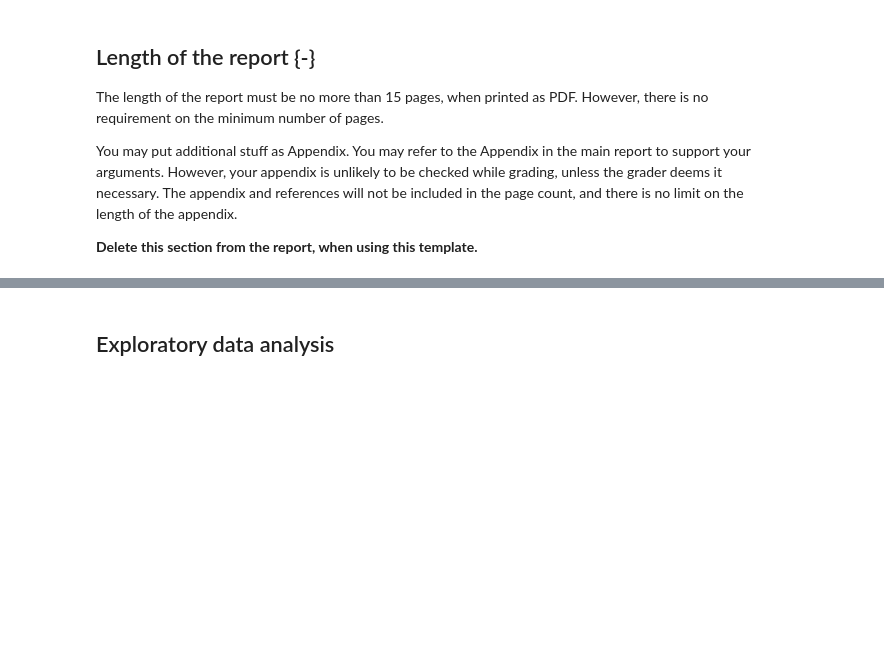
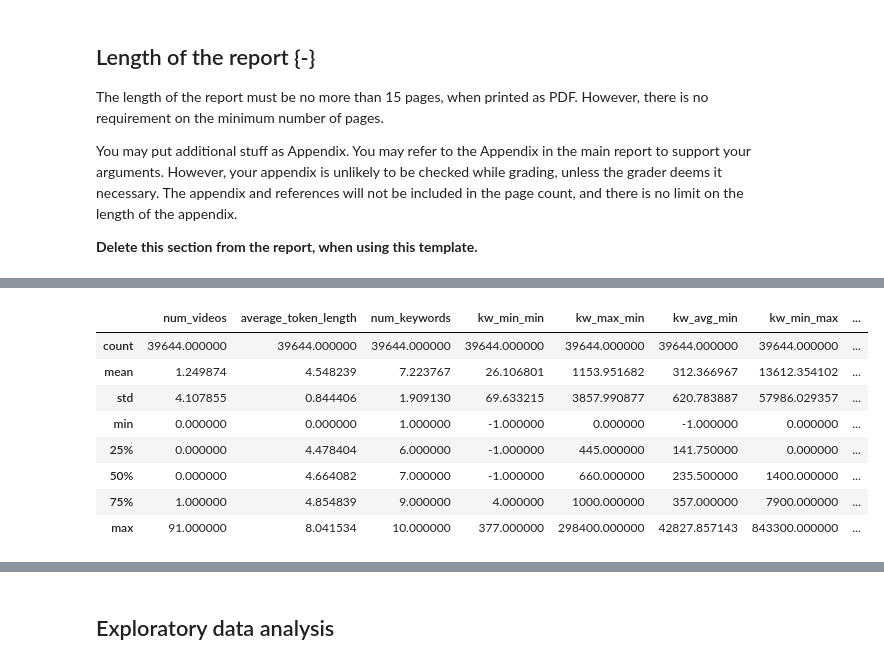
Before and after one commit to danielhe-nu/STAT-303-3-Project, a Jupyter notebook: 3033_project_report.ipynb, the cells around one changed output, grey strips where cells are left out. Cells and saved outputs as stored; diff of their text form; code cells hidden in the pictures; blank space fills up the shorter version.

```diff
--- a/3033_project_report.ipynb
+++ b/3033_project_report.ipynb
@@ -24,6 +24,7 @@ You may put additional stuff as Appendix. You may refer to the Appendix in the m
 
 **Delete this section from the report, when using this template.**
 # %%
+#| echo: false
 import pandas as pd
 import numpy as np
 import statsmodels.formula.api as smf
@@ -34,19 +35,5 @@ import matplotlib.pyplot as plt
 import warnings
 warnings.filterwarnings("ignore")
 
-# CV
-from sklearn.metrics import accuracy_score, precision_score, recall_score
-from sklearn.model_selection import cross_val_score,train_test_split,RandomizedSearchCV
-from sklearn.model_selection import StratifiedKFold, KFold
-from sklearn.model_selection import GridSearchCV, ParameterGrid
-import time as time
-
-# Models
-from sklearn.linear_model import LogisticRegression
-from patsy import dmatrix
-from sklearn.tree import DecisionTreeClassifier
-from sklearn.neighbors import KNeighborsClassifier
-from sklearn.ensemble import RandomForestClassifier, AdaBoostClassifier
-from catboost import CatBoostClassifier
-
+pd.set_option('display.max_columns', 100)
 OnlineNewsPopularity = pd.read_csv("OnlineNewsPopularity.csv")
@@ -89,0 +62,21 @@ Did you do any data wrangling or data preparation before the data was ready to u
+# %%
+#| echo: false
+
+from skimpy import clean_columns
+data = clean_columns(OnlineNewsPopularity)
+
+
+data.iloc[data.n_unique_tokens.argmax()]
+data.iloc[31037].n_non_stop_words
+data.iloc[31037].n_non_stop_unique_tokens
+data.iloc[31037, data.columns.get_loc('n_unique_tokens')] = data.n_unique_tokens[31037]/data.n_tokens_content[31037]
+data.iloc[31037, data.columns.get_loc('n_non_stop_words')] = data.n_non_stop_words[31037]/data.n_tokens_content[31037]
+data.iloc[31037, data.columns.get_loc('n_non_stop_unique_tokens')] = data.n_non_stop_unique_tokens[31037]/data.n_tokens_content[31037]
+
+data['avg_shares_per_day'] = data['shares']/data['timedelta']
+
+data['popular'] = data.avg_shares_per_day.apply(lambda x: 1 if x > np.median(data.avg_shares_per_day)
+                                    else 0)
+
+print('Proportion of 1s:', np.mean(data.popular))
+print('Proportion of 0s:', 1-np.mean(data.popular))
@@ -89,0 +128,4 @@ Did you do any data wrangling or data preparation before the data was ready to u
+# %%
+#| echo: false
+dummies = [col for col in data.columns if 'is' in col]
+data_num = data.drop(dummies, axis = 1)
@@ -89,0 +145,13 @@ Did you do any data wrangling or data preparation before the data was ready to u
+# %%
+#| echo: false
+data_num.iloc[:,10:20].describe()
+# %% [output]
+|  | num_videos | average_token_length | num_keywords | kw_min_min | kw_max_min | kw_avg_min | kw_min_max | ... |
+| count | 39644.000000 | 39644.000000 | 39644.000000 | 39644.000000 | 39644.000000 | 39644.000000 | 39644.000000 | ... |
+| mean | 1.249874 | 4.548239 | 7.223767 | 26.106801 | 1153.951682 | 312.366967 | 13612.354102 | ... |
+| std | 4.107855 | 0.844406 | 1.909130 | 69.633215 | 3857.990877 | 620.783887 | 57986.029357 | ... |
+| min | 0.000000 | 0.000000 | 1.000000 | -1.000000 | 0.000000 | -1.000000 | 0.000000 | ... |
+| 25% | 0.000000 | 4.478404 | 6.000000 | -1.000000 | 445.000000 | 141.750000 | 0.000000 | ... |
+| 50% | 0.000000 | 4.664082 | 7.000000 | -1.000000 | 660.000000 | 235.500000 | 1400.000000 | ... |
+| 75% | 1.000000 | 4.854839 | 9.000000 | 4.000000 | 1000.000000 | 357.000000 | 7900.000000 | ... |
+| max | 91.000000 | 8.041534 | 10.000000 | 377.000000 | 298400.000000 | 42827.857143 | 843300.000000 | ... |
```
Also changed, not shown: parts of 74 cells of this notebook.
